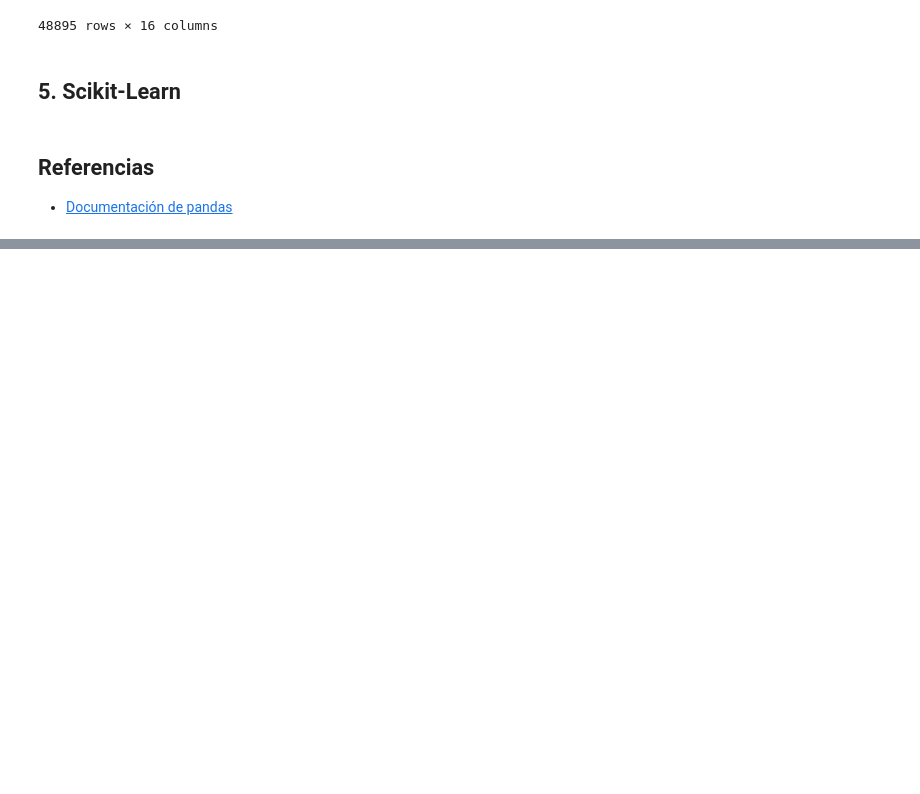
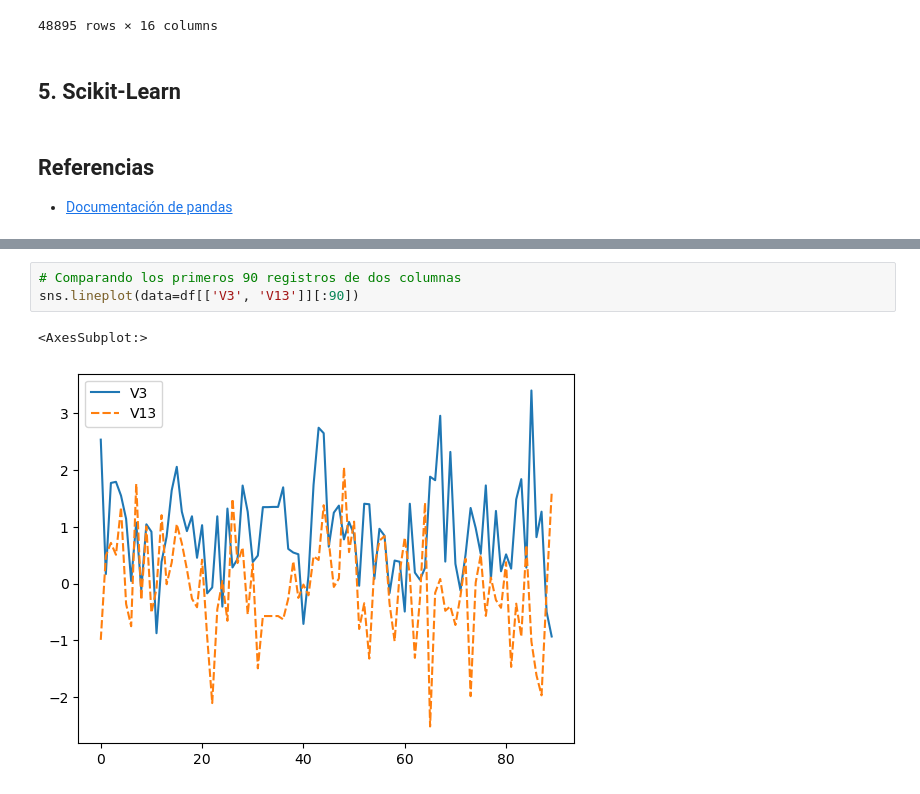
Before and after one commit to Jose-MPM/Notes, a Jupyter notebook: Courses/AppliedMachineLearningPython/My_Python_Notes.ipynb, the cells around one changed output, grey strips where cells are left out. Saved outputs shown, nothing was run; the diff lists cells and outputs as text; blank space fills up the shorter version.

```diff
--- a/Courses/AppliedMachineLearningPython/My_Python_Notes.ipynb
+++ b/Courses/AppliedMachineLearningPython/My_Python_Notes.ipynb
@@ -1066,0 +1142,6 @@ airbnb
+# %%
+# Comparando los primeros 90 registros de dos columnas
+sns.lineplot(data=df[['V3', 'V13']][:90])
+# %% [output]
+<AxesSubplot:>
+[figure, added]
```
Also changed, not shown: parts of 49 cells of this notebook, 13 other files.
